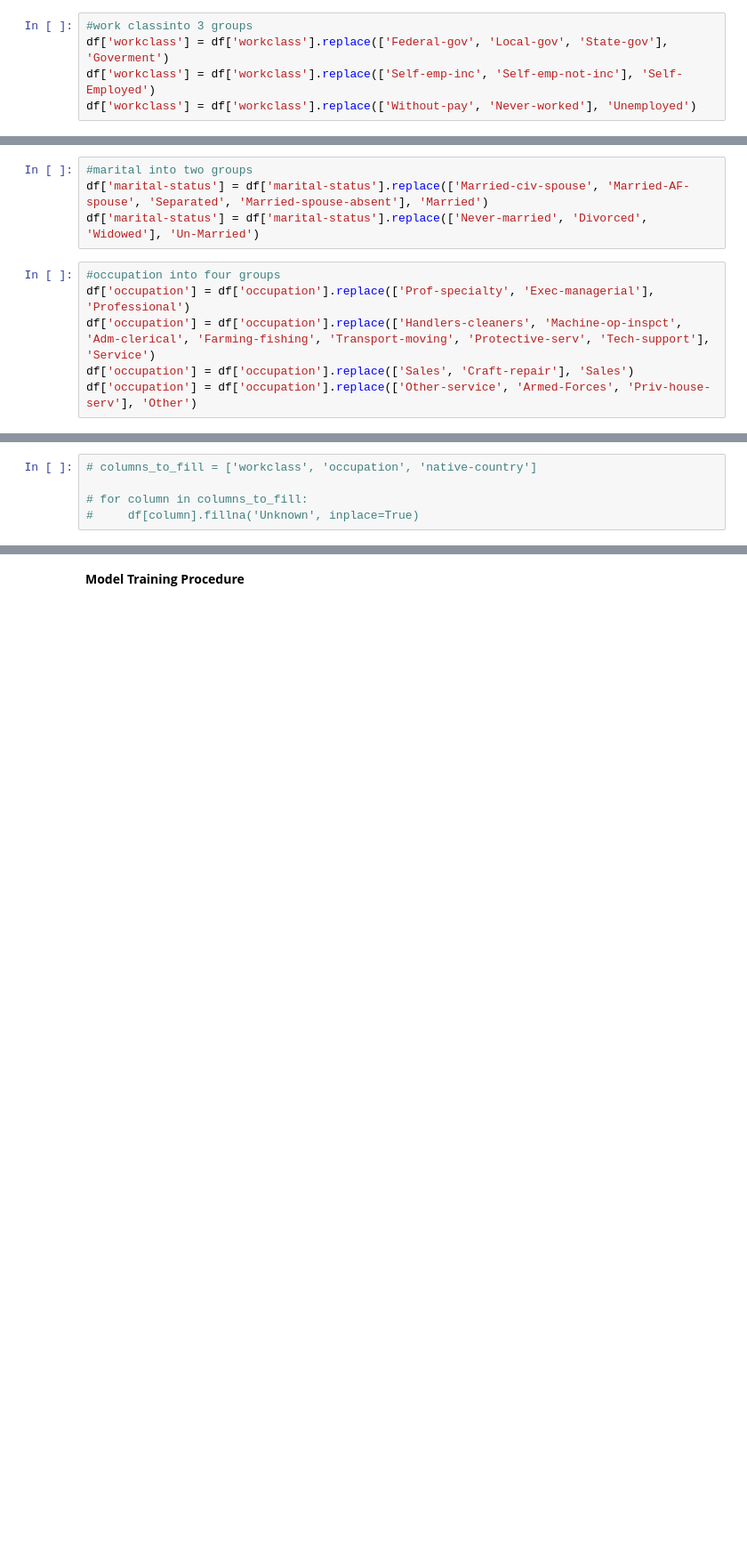
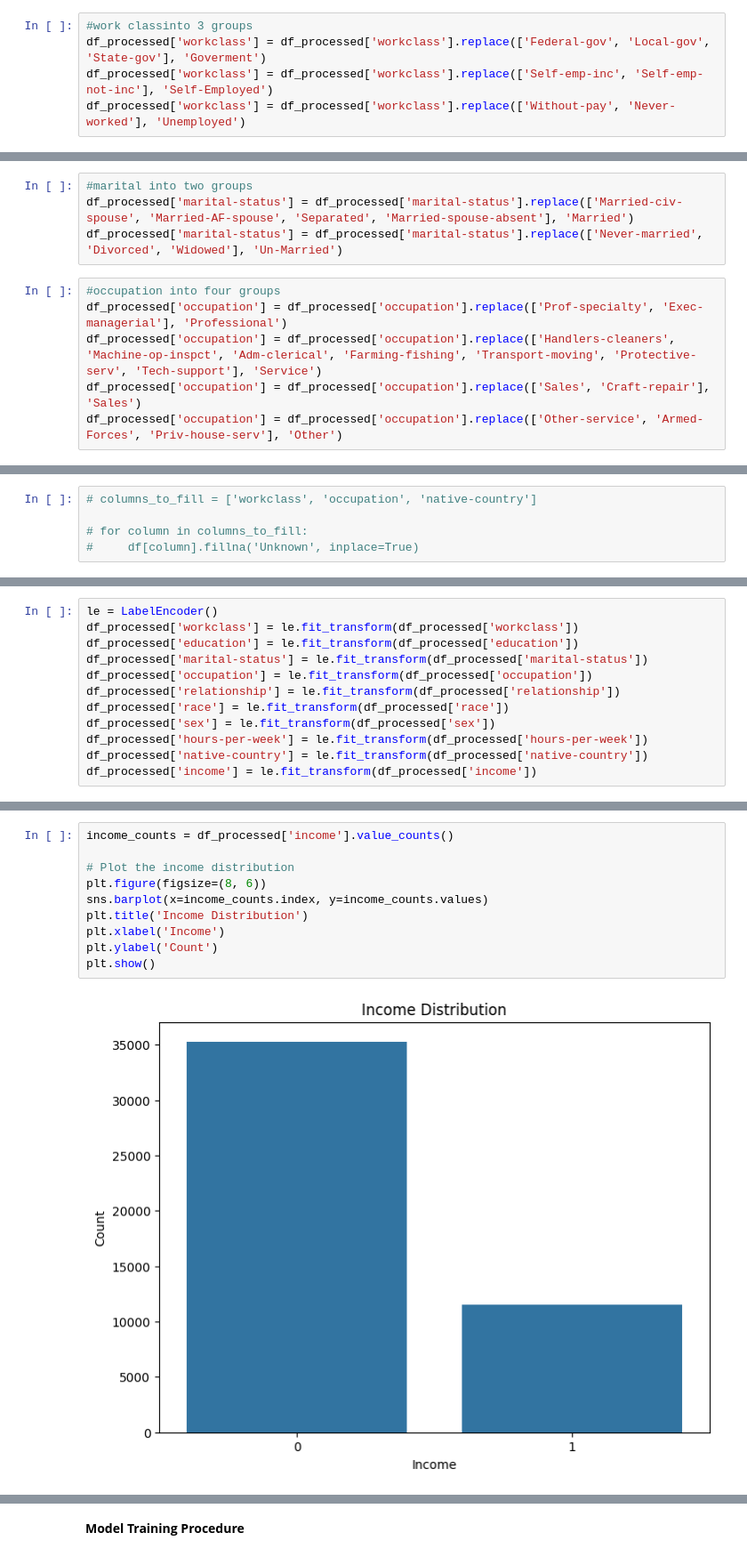
Before and after one commit to arfadhiq/Census-Income, a Jupyter notebook: Census_Income.ipynb, the cells around one changed output, grey strips where cells are left out. Shown at 89% size. Saved outputs shown, nothing was run; the diff lists cells and outputs as text; blank space fills up the shorter version.

```diff
--- a/Census_Income.ipynb
+++ b/Census_Income.ipynb
@@ -657,6 +695,6 @@ df=df_out2
 grouping Values
 # %%
 #work classinto 3 groups
-df['workclass'] = df['workclass'].replace(['Federal-gov', 'Local-gov', 'State-gov'], 'Goverment')
-df['workclass'] = df['workclass'].replace(['Self-emp-inc', 'Self-emp-not-inc'], 'Self-Employed')
-df['workclass'] = df['workclass'].replace(['Without-pay', 'Never-worked'], 'Unemployed')
+df_processed['workclass'] = df_processed['workclass'].replace(['Federal-gov', 'Local-gov', 'State-gov'], 'Goverment')
+df_processed['workclass'] = df_processed['workclass'].replace(['Self-emp-inc', 'Self-emp-not-inc'], 'Self-Employed')
+df_processed['workclass'] = df_processed['workclass'].replace(['Without-pay', 'Never-worked'], 'Unemployed')
@@ -679,10 +701,10 @@ See the caveats in the documentation: https://pandas.pydata.org/pandas-docs/stab
 # %%
 #marital into two groups
-df['marital-status'] = df['marital-status'].replace(['Married-civ-spouse', 'Married-AF-spouse', 'Separated', 'Married-spouse-absent'], 'Married')
-df['marital-status'] = df['marital-status'].replace(['Never-married', 'Divorced', 'Widowed'], 'Un-Married')
+df_processed['marital-status'] = df_processed['marital-status'].replace(['Married-civ-spouse', 'Married-AF-spouse', 'Separated', 'Married-spouse-absent'], 'Married')
+df_processed['marital-status'] = df_processed['marital-status'].replace(['Never-married', 'Divorced', 'Widowed'], 'Un-Married')
 # %%
 #occupation into four groups
-df['occupation'] = df['occupation'].replace(['Prof-specialty', 'Exec-managerial'], 'Professional')
-df['occupation'] = df['occupation'].replace(['Handlers-cleaners', 'Machine-op-inspct', 'Adm-clerical', 'Farming-fishing', 'Transport-moving', 'Protective-serv', 'Tech-support'], 'Service')
-df['occupation'] = df['occupation'].replace(['Sales', 'Craft-repair'], 'Sales')
-df['occupation'] = df['occupation'].replace(['Other-service', 'Armed-Forces', 'Priv-house-serv'], 'Other')
+df_processed['occupation'] = df_processed['occupation'].replace(['Prof-specialty', 'Exec-managerial'], 'Professional')
+df_processed['occupation'] = df_processed['occupation'].replace(['Handlers-cleaners', 'Machine-op-inspct', 'Adm-clerical', 'Farming-fishing', 'Transport-moving', 'Protective-serv', 'Tech-support'], 'Service')
+df_processed['occupation'] = df_processed['occupation'].replace(['Sales', 'Craft-repair'], 'Sales')
+df_processed['occupation'] = df_processed['occupation'].replace(['Other-service', 'Armed-Forces', 'Priv-house-serv'], 'Other')
@@ -693,0 +727,12 @@ df['occupation'] = df['occupation'].replace(['Other-service', 'Armed-Forces', 'P
+# %%
+le = LabelEncoder()
+df_processed['workclass'] = le.fit_transform(df_processed['workclass'])
+df_processed['education'] = le.fit_transform(df_processed['education'])
+df_processed['marital-status'] = le.fit_transform(df_processed['marital-status'])
+df_processed['occupation'] = le.fit_transform(df_processed['occupation'])
+df_processed['relationship'] = le.fit_transform(df_processed['relationship'])
+df_processed['race'] = le.fit_transform(df_processed['race'])
+df_processed['sex'] = le.fit_transform(df_processed['sex'])
+df_processed['hours-per-week'] = le.fit_transform(df_processed['hours-per-week'])
+df_processed['native-country'] = le.fit_transform(df_processed['native-country'])
+df_processed['income'] = le.fit_transform(df_processed['income'])
@@ -693,0 +755,12 @@ df['occupation'] = df['occupation'].replace(['Other-service', 'Armed-Forces', 'P
+# %%
+income_counts = df_processed['income'].value_counts()
+
+# Plot the income distribution
+plt.figure(figsize=(8, 6))
+sns.barplot(x=income_counts.index, y=income_counts.values)
+plt.title('Income Distribution')
+plt.xlabel('Income')
+plt.ylabel('Count')
+plt.show()
+# %% [output]
+[figure, added]
```
Also changed, not shown: parts of 48 cells of this notebook.
